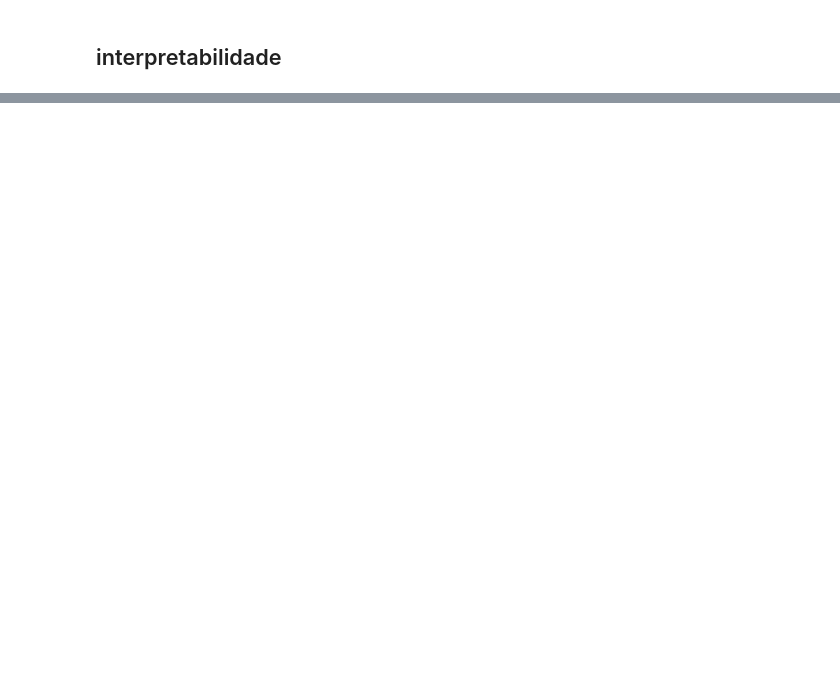
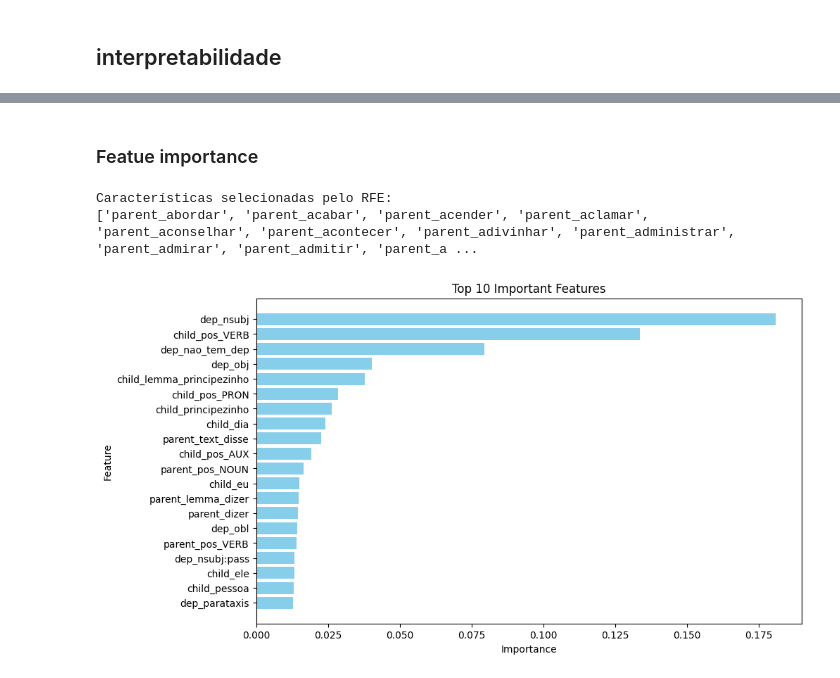
Before and after one commit to semcovici/AMR-BP-prediction, a Jupyter notebook: notebooks/2.0-classification.ipynb, the cells around one changed output, grey strips where cells are left out. Saved outputs shown, nothing was run; the diff lists cells and outputs as text; code cells hidden in the pictures; blank space fills up the shorter version.

```diff
--- a/notebooks/2.0-classification.ipynb
+++ b/notebooks/2.0-classification.ipynb
@@ -343,0 +409,51 @@ plt.show()
+# %% [markdown]
+### Featue importance
+# %%
+# # Acessar o objeto RFE na pipeline
+# rfe = pipeline.named_steps['selecting']
+# # Acessar o array que indica quais características foram selecionadas
+# selected_features_mask = rfe.support_
+
+selected_features_mask = model.named_steps['selecting'].get_support()
+
+# Usar o array para filtrar os nomes das colunas do DataFrame original
+selected_features = X_train.columns[selected_features_mask].tolist()
+
+print("Características selecionadas pelo RFE:")
+print(selected_features)
+# %% [output]
+Características selecionadas pelo RFE:
+['parent_abordar', 'parent_acabar', 'parent_acender', 'parent_aclamar', 'parent_aconselhar', 'parent_acontecer', 'parent_adivinhar', 'parent_administrar', 'parent_admirar', 'parent_admitir', 'parent_a ...
+# %%
+# Função para remover a parte após o último underscore
+def remover_apos_ultimo_underscore(s):
+    return "_".join(s.split("_")[:-1])
+
+original_features = [remover_apos_ultimo_underscore(feat) for feat in selected_features]
+# %%
+# Extrair o modelo XGBClassifier da pipeline
+xgb_model = model.named_steps['estimator']
+
+# Obter as importâncias das características
+feature_importances = xgb_model.feature_importances_
+
+# Criar um DataFrame para facilitar a manipulação e visualização
+feature_importance_df = pd.DataFrame({
+    'feature': selected_features,
+    "original_feature": original_features,
+    'importance': feature_importances
+})
+
+# Ordenar o DataFrame pelo valor de importância
+top_features = feature_importance_df.sort_values(by='importance', ascending=False).head(20)
+
+# Plotar o gráfico de barras das principais características
+plt.figure(figsize=(10, 6))
+plt.barh(top_features['feature'], top_features['importance'], color='skyblue')
+plt.xlabel('Importance')
+plt.ylabel('Feature')
+plt.title('Top 10 Important Features')
+plt.gca().invert_yaxis()  # Inverter o eixo y para mostrar a característica mais importante no topo
+plt.show()
+# %% [output]
+[figure, added]
```
Also changed, not shown: parts of 44 cells of this notebook, 19 other files.
